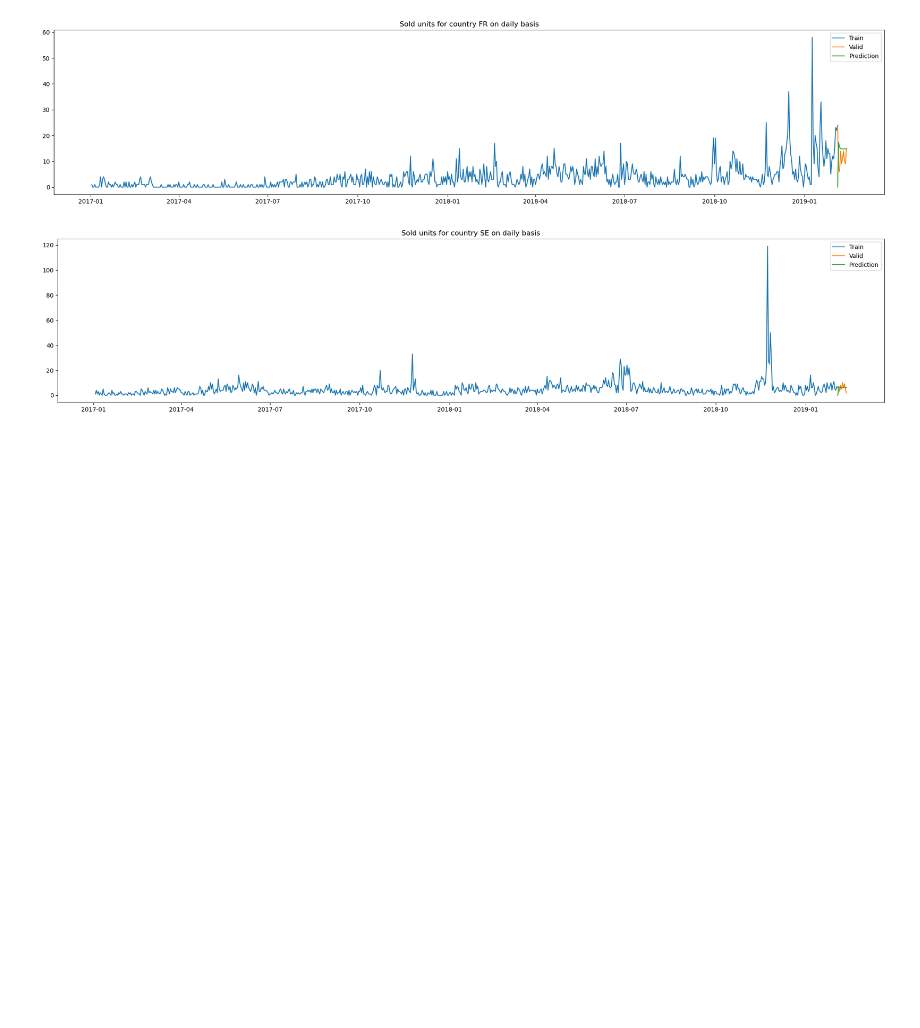
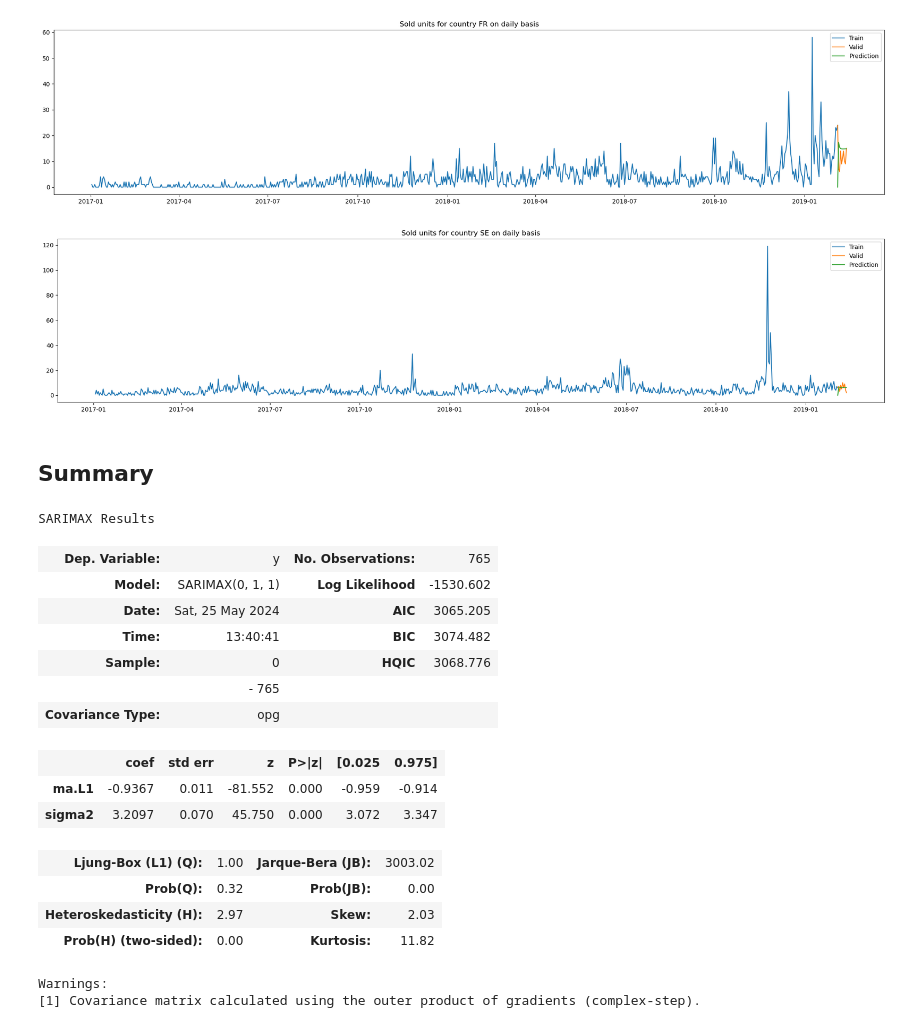
Before and after one commit to Utka7sh/SalesArima, a Jupyter notebook: Arima.ipynb, the cells around one changed output. Drawn from its saved outputs; the diff is of its cells as text; code cells hidden in the pictures; blank space fills up the shorter version.

```diff
--- a/Arima.ipynb
+++ b/Arima.ipynb
@@ -221,3 +187,25 @@ For country SE, RMSE=3.139, MAE=2.671
 [figure]
 [figure]
 [figure]
+# %% [markdown]
+## Summary
+# %%
+country_models_map['AT'].summary()
+# %% [output]
+SARIMAX Results
+| Dep. Variable: | y | No. Observations: | 765 |
+| Model: | SARIMAX(0, 1, 1) | Log Likelihood | -1530.602 |
+| Date: | Sat, 25 May 2024 | AIC | 3065.205 |
+| Time: | 13:40:41 | BIC | 3074.482 |
+| Sample: | 0 | HQIC | 3068.776 |
+|  | - 765 |  |  |
+| Covariance Type: | opg |  |  |
+|  | coef | std err | z | P>|z| | [0.025 | 0.975] |
+| ma.L1 | -0.9367 | 0.011 | -81.552 | 0.000 | -0.959 | -0.914 |
+| sigma2 | 3.2097 | 0.070 | 45.750 | 0.000 | 3.072 | 3.347 |
+| Ljung-Box (L1) (Q): | 1.00 | Jarque-Bera (JB): | 3003.02 |
+| Prob(Q): | 0.32 | Prob(JB): | 0.00 |
+| Heteroskedasticity (H): | 2.97 | Skew: | 2.03 |
+| Prob(H) (two-sided): | 0.00 | Kurtosis: | 11.82 |
+Warnings:
+[1] Covariance matrix calculated using the outer product of gradients (complex-step).
```
Also changed, not shown: parts of 7 cells of this notebook, 1 other file.
